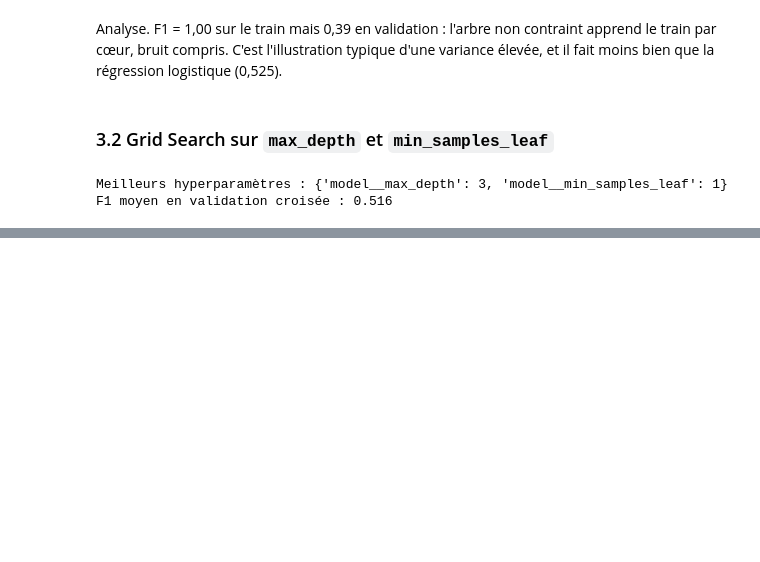
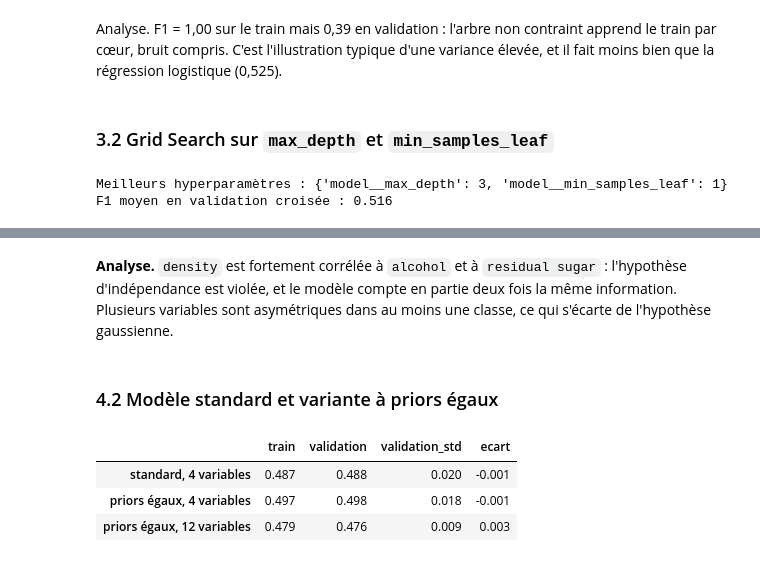
Before and after one commit to AmbreBerdery/WineQuality, a Jupyter notebook: notebooks/03_modeling.ipynb, the cells around one changed output, grey strips where cells are left out. Saved outputs shown, nothing was run; the diff lists cells and outputs as text; code cells hidden in the pictures; blank space fills up the shorter version.

```diff
--- a/notebooks/03_modeling.ipynb
+++ b/notebooks/03_modeling.ipynb
@@ -170,0 +191,18 @@ dtype: float64
+# %% [markdown]
+**Analyse.** `density` est fortement corrélée à `alcohol` et à `residual sugar` : l'hypothèse d'indépendance est violée, et le modèle compte en partie deux fois la même information. Plusieurs variables sont asymétriques dans au moins une classe, ce qui s'écarte de l'hypothèse gaussienne.
+# %% [markdown]
+### 4.2 Modèle standard et variante à priors égaux
+# %%
+nb_variants = {
+    "standard, 4 variables": naive_bayes(features),
+    "priors égaux, 4 variables": naive_bayes(features, priors=[0.5, 0.5]),
+    "priors égaux, 12 variables": naive_bayes(None, priors=[0.5, 0.5]),
+}
+pd.DataFrame(
+    {name: train_vs_cv_scores(model, X_train, y_train) for name, model in nb_variants.items()}
+).T.round(3)
+# %% [output]
+|  | train | validation | validation_std | ecart |
+| standard, 4 variables | 0.487 | 0.488 | 0.020 | -0.001 |
+| priors égaux, 4 variables | 0.497 | 0.498 | 0.018 | -0.001 |
+| priors égaux, 12 variables | 0.479 | 0.476 | 0.009 | 0.003 |
```
Also changed, not shown: parts of 12 cells of this notebook, 1 other file.
